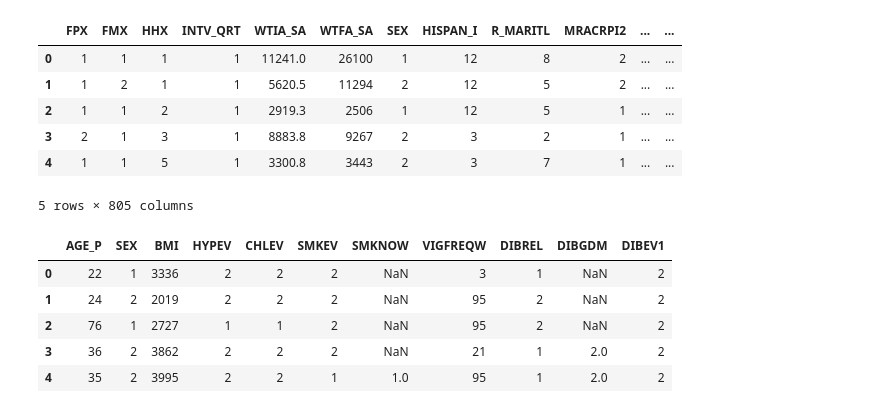
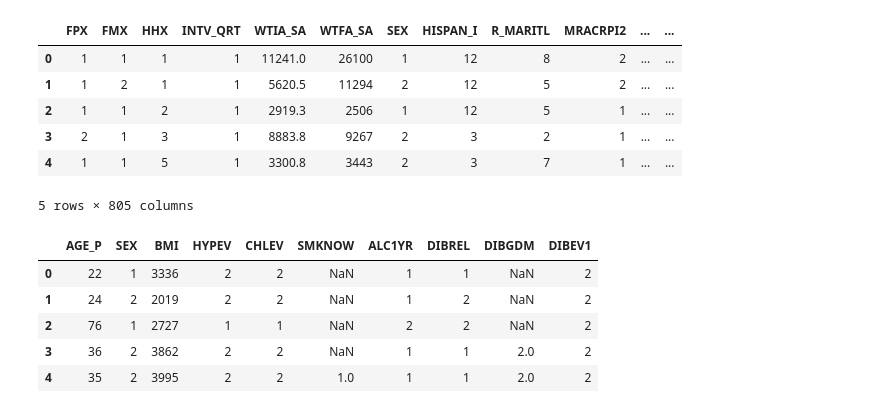
Before and after one commit to HLSL200/ORIE-5160-Midterm-Project, a Jupyter notebook: ORIE_5160_Midterm_Project.ipynb, the cells around one changed output. Saved outputs shown, nothing was run; the diff lists cells and outputs as text; code cells hidden in the pictures.

```diff
--- a/ORIE_5160_Midterm_Project.ipynb
+++ b/ORIE_5160_Midterm_Project.ipynb
@@ -199,20 +195,20 @@ columns_to_keep = [
     'BMI',       # Body Mass Index
     'HYPEV',     # Hypertension diagnosis
     'CHLEV',     # Cholesterol diagnosis
-    'VIGFREQW',  # Frequency of vigorous physical activity
     'SMKNOW',    # Current smoking status
+    'ALC1YR',    # Alcohol Consumption
     'DIBREL',    # Family history of diabetes
     'DIBGDM',    # Gestational diabetes history
     'DIBEV1'     # Diabetes diagnosis (Yes/No/Borderline)
 ]
 # %%
 # Create a new DataFrame with only the selected columns
-samadult = samadult[columns_to_keep]
+samadult = pd[columns_to_keep]
 samadult.head()
 # %% [output]
-|  | AGE_P | SEX | BMI | HYPEV | CHLEV | SMKEV | SMKNOW | VIGFREQW | DIBREL | DIBGDM | DIBEV1 |
-| 0 | 22 | 1 | 3336 | 2 | 2 | 2 | NaN | 3 | 1 | NaN | 2 |
-| 1 | 24 | 2 | 2019 | 2 | 2 | 2 | NaN | 95 | 2 | NaN | 2 |
-| 2 | 76 | 1 | 2727 | 1 | 1 | 2 | NaN | 95 | 2 | NaN | 2 |
-| 3 | 36 | 2 | 3862 | 2 | 2 | 2 | NaN | 21 | 1 | 2.0 | 2 |
-| 4 | 35 | 2 | 3995 | 2 | 2 | 1 | 1.0 | 95 | 1 | 2.0 | 2 |
+|  | AGE_P | SEX | BMI | HYPEV | CHLEV | SMKNOW | ALC1YR | DIBREL | DIBGDM | DIBEV1 |
+| 0 | 22 | 1 | 3336 | 2 | 2 | NaN | 1 | 1 | NaN | 2 |
+| 1 | 24 | 2 | 2019 | 2 | 2 | NaN | 1 | 2 | NaN | 2 |
+| 2 | 76 | 1 | 2727 | 1 | 1 | NaN | 2 | 2 | NaN | 2 |
+| 3 | 36 | 2 | 3862 | 2 | 2 | NaN | 1 | 1 | 2.0 | 2 |
+| 4 | 35 | 2 | 3995 | 2 | 2 | 1.0 | 1 | 1 | 2.0 | 2 |
```
Also changed, not shown: parts of 17 cells of this notebook.
